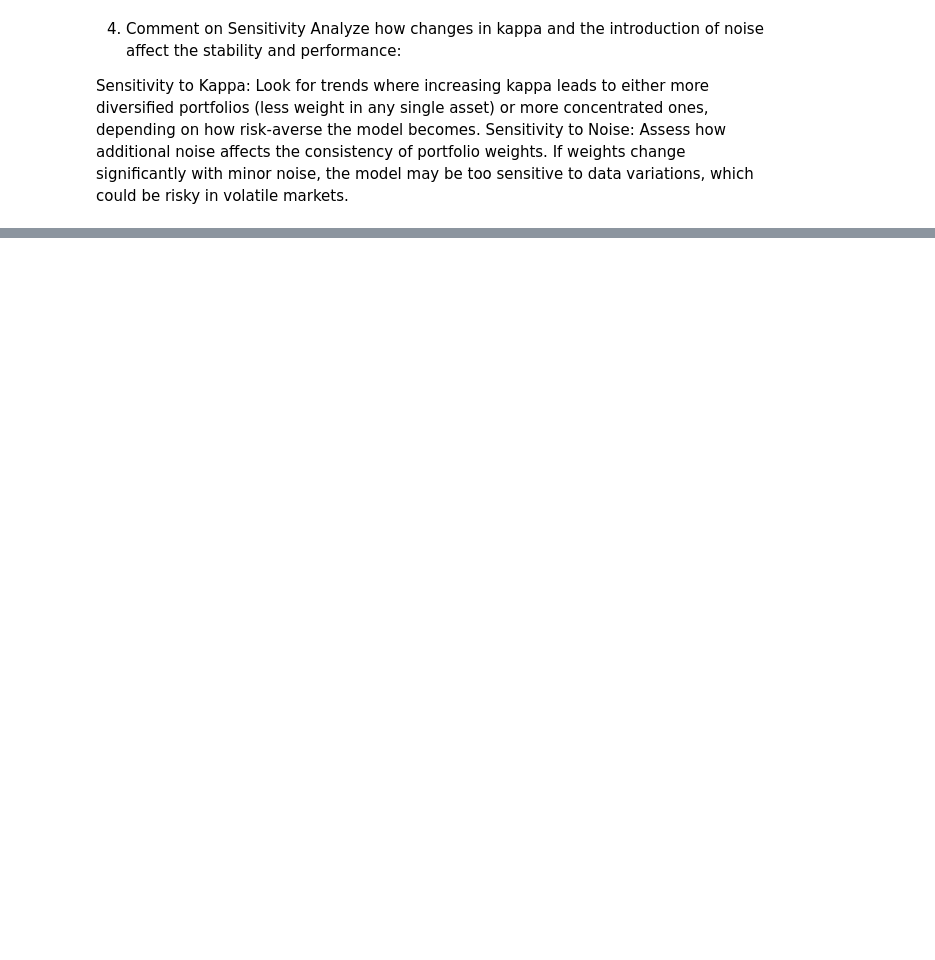
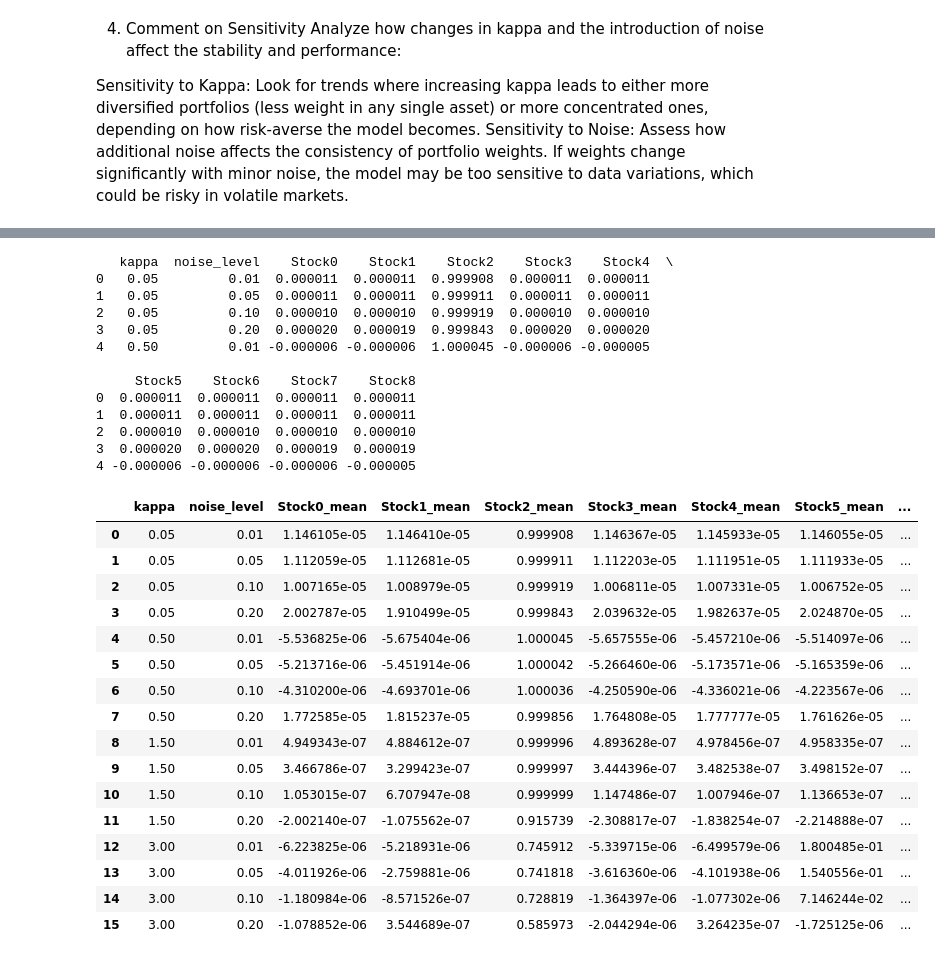
Before and after one commit to ruimaciell/2nd_homework_ml, a Jupyter notebook: Exercise2.ipynb, the cells around one changed output, grey strips where cells are left out. Saved outputs shown, nothing was run; the diff lists cells and outputs as text; code cells hidden in the pictures; blank space fills up the shorter version.

```diff
--- a/Exercise2.ipynb
+++ b/Exercise2.ipynb
@@ -401,0 +456,52 @@ for i in range(N):
+# %%
+# Assuming results is a DataFrame already
+results['portfolio_weights'] = results['portfolio_weights'].apply(lambda x: np.array(x))
+
+# Convert the portfolio_weights column to individual stock columns
+weights_df = pd.DataFrame(results['portfolio_weights'].tolist(), columns=[f'Stock{i}' for i in range(len(results['portfolio_weights'][0]))])
+
+# Combine with original kappa and noise_level columns
+results_expanded = pd.concat([results[['kappa', 'noise_level']], weights_df], axis=1)
+
+# Display the first few rows to verify
+print(results_expanded.head())
+
+# Calculate mean for each stock at each kappa and noise level
+weights_summary = results_expanded.groupby(['kappa', 'noise_level']).agg(['mean']).reset_index()
+
+# Flatten the column hierarchy
+weights_summary.columns = ['kappa', 'noise_level'] + [f'{col[0]}_{col[1]}' for col in weights_summary.columns.values[2:]]
+
+# Display the first few rows to verify column names
+weights_summary
+# %% [output]
+   kappa  noise_level    Stock0    Stock1    Stock2    Stock3    Stock4  \
+0   0.05         0.01  0.000011  0.000011  0.999908  0.000011  0.000011
+1   0.05         0.05  0.000011  0.000011  0.999911  0.000011  0.000011
+2   0.05         0.10  0.000010  0.000010  0.999919  0.000010  0.000010
+3   0.05         0.20  0.000020  0.000019  0.999843  0.000020  0.000020
+4   0.50         0.01 -0.000006 -0.000006  1.000045 -0.000006 -0.000005
+
+     Stock5    Stock6    Stock7    Stock8
+0  0.000011  0.000011  0.000011  0.000011
+1  0.000011  0.000011  0.000011  0.000011
+2  0.000010  0.000010  0.000010  0.000010
+3  0.000020  0.000020  0.000019  0.000019
+4 -0.000006 -0.000006 -0.000006 -0.000005
+|  | kappa | noise_level | Stock0_mean | Stock1_mean | Stock2_mean | Stock3_mean | Stock4_mean | Stock5_mean | ... |
+| 0 | 0.05 | 0.01 | 1.146105e-05 | 1.146410e-05 | 0.999908 | 1.146367e-05 | 1.145933e-05 | 1.146055e-05 | ... |
+| 1 | 0.05 | 0.05 | 1.112059e-05 | 1.112681e-05 | 0.999911 | 1.112203e-05 | 1.111951e-05 | 1.111933e-05 | ... |
+| 2 | 0.05 | 0.10 | 1.007165e-05 | 1.008979e-05 | 0.999919 | 1.006811e-05 | 1.007331e-05 | 1.006752e-05 | ... |
+| 3 | 0.05 | 0.20 | 2.002787e-05 | 1.910499e-05 | 0.999843 | 2.039632e-05 | 1.982637e-05 | 2.024870e-05 | ... |
+| 4 | 0.50 | 0.01 | -5.536825e-06 | -5.675404e-06 | 1.000045 | -5.657555e-06 | -5.457210e-06 | -5.514097e-06 | ... |
+| 5 | 0.50 | 0.05 | -5.213716e-06 | -5.451914e-06 | 1.000042 | -5.266460e-06 | -5.173571e-06 | -5.165359e-06 | ... |
+| 6 | 0.50 | 0.10 | -4.310200e-06 | -4.693701e-06 | 1.000036 | -4.250590e-06 | -4.336021e-06 | -4.223567e-06 | ... |
+| 7 | 0.50 | 0.20 | 1.772585e-05 | 1.815237e-05 | 0.999856 | 1.764808e-05 | 1.777777e-05 | 1.761626e-05 | ... |
+| 8 | 1.50 | 0.01 | 4.949343e-07 | 4.884612e-07 | 0.999996 | 4.893628e-07 | 4.978456e-07 | 4.958335e-07 | ... |
+| 9 | 1.50 | 0.05 | 3.466786e-07 | 3.299423e-07 | 0.999997 | 3.444396e-07 | 3.482538e-07 | 3.498152e-07 | ... |
+| 10 | 1.50 | 0.10 | 1.053015e-07 | 6.707947e-08 | 0.999999 | 1.147486e-07 | 1.007946e-07 | 1.136653e-07 | ... |
+| 11 | 1.50 | 0.20 | -2.002140e-07 | -1.075562e-07 | 0.915739 | -2.308817e-07 | -1.838254e-07 | -2.214888e-07 | ... |
+| 12 | 3.00 | 0.01 | -6.223825e-06 | -5.218931e-06 | 0.745912 | -5.339715e-06 | -6.499579e-06 | 1.800485e-01 | ... |
+| 13 | 3.00 | 0.05 | -4.011926e-06 | -2.759881e-06 | 0.741818 | -3.616360e-06 | -4.101938e-06 | 1.540556e-01 | ... |
+| 14 | 3.00 | 0.10 | -1.180984e-06 | -8.571526e-07 | 0.728819 | -1.364397e-06 | -1.077302e-06 | 7.146244e-02 | ... |
+| 15 | 3.00 | 0.20 | -1.078852e-06 | 3.544689e-07 | 0.585973 | -2.044294e-06 | 3.264235e-07 | -1.725125e-06 | ... |
```
Also changed, not shown: parts of 16 cells of this notebook, 1 other file.
